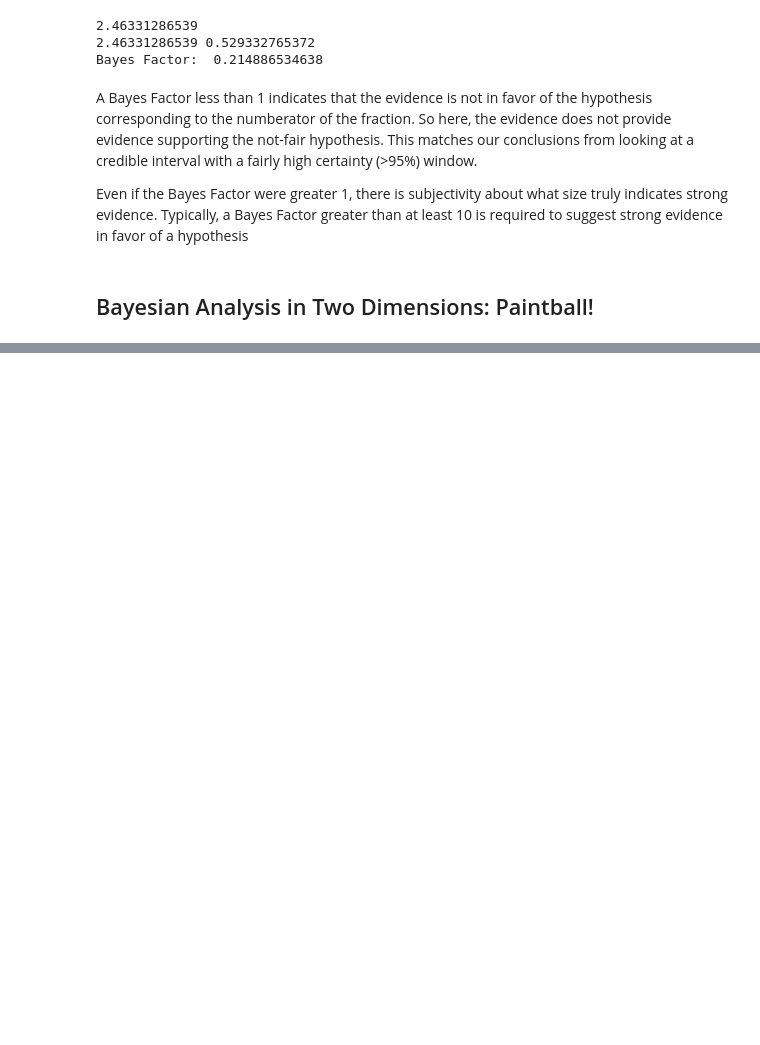
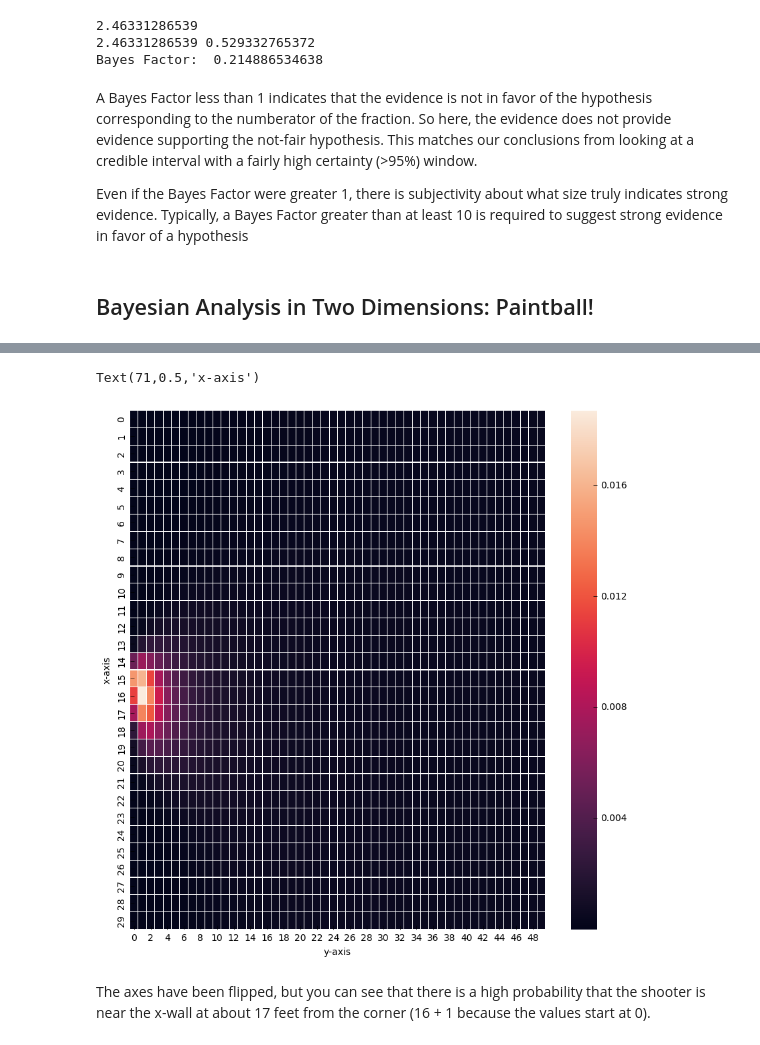
Before and after one commit to jptrinastic/Bayesian-Analysis, a Jupyter notebook: bayesian_exercises.ipynb, the cells around one changed output, grey strips where cells are left out. Saved outputs shown, nothing was run; the diff lists cells and outputs as text; code cells hidden in the pictures; blank space fills up the shorter version.

```diff
--- a/bayesian_exercises.ipynb
+++ b/bayesian_exercises.ipynb
@@ -445,0 +496,19 @@ This example is again taken from Downey's book and an exercise at the end of one
+# %%
+# Concatenate hypotheses and final probabilities
+bPaintConcat = np.concatenate((bPaint.hypotheses, np.reshape(bPaint.current, (1500,1))), axis=1)
+
+# Create 2d matrix of probability values
+matPaint = np.zeros((len(xs), len(ys)))
+for row in bPaintConcat:
+    matPaint[int(row[0])-1][int(row[1])-1] = row[2]
+# %%
+fig = plt.figure(figsize=(10,10))
+ax1 = fig.add_subplot(111)
+ax1 = sns.heatmap(matPaint, linewidth=0.1)
+ax1.set_xlabel('y-axis')
+ax1.set_ylabel('x-axis')
+# %% [output]
+Text(71,0.5,'x-axis')
+[figure, added]
+# %% [markdown]
+The axes have been flipped, but you can see that there is a high probability that the shooter is near the x-wall at about 17 feet from the corner (16 + 1 because the values start at 0).
```
Also changed, not shown: parts of 10 cells of this notebook, 2 other files.
